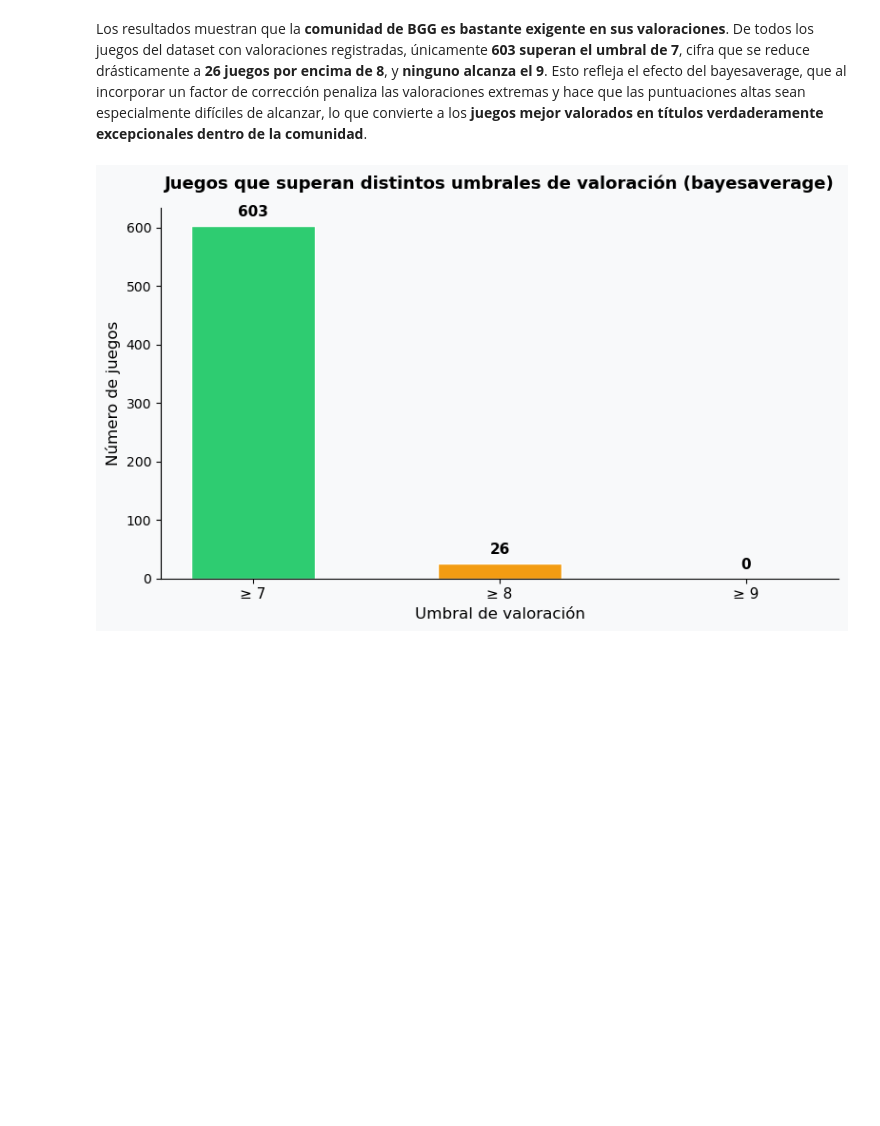
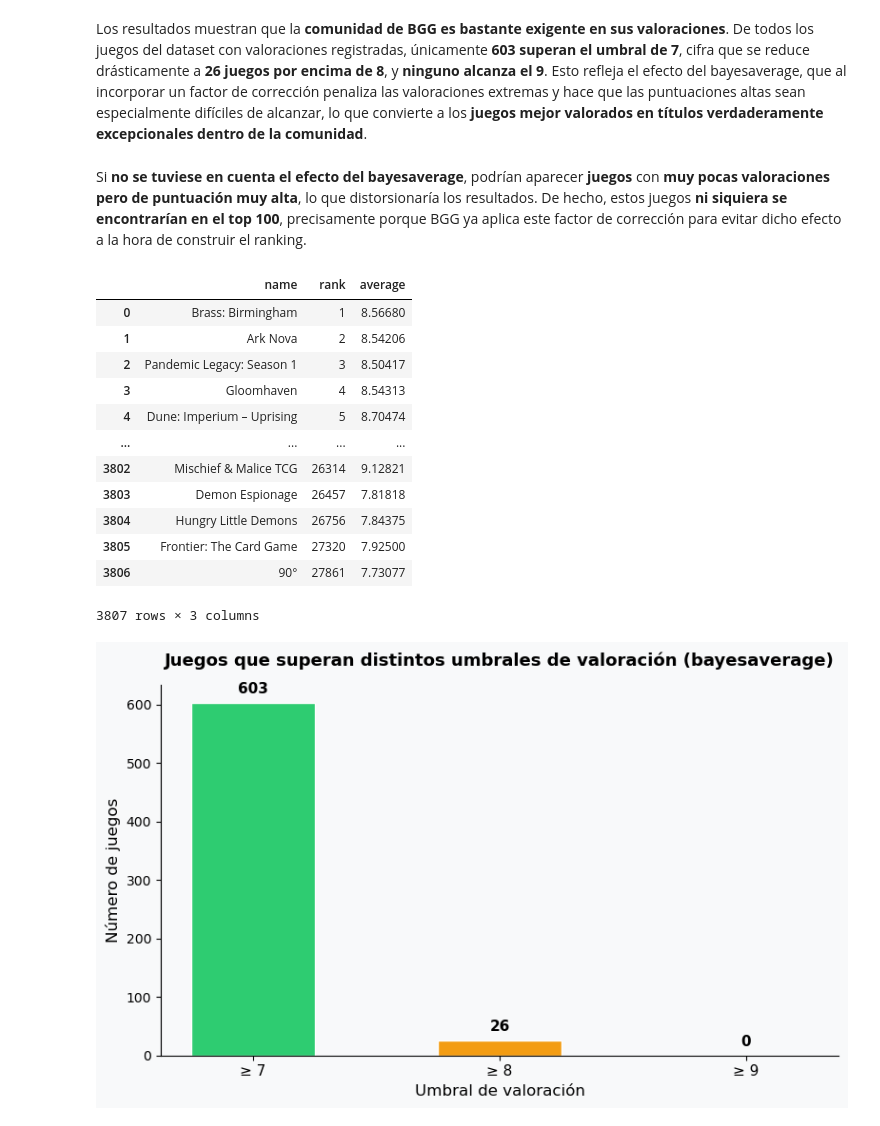
Before and after one commit to AlejandroRodriguezCervera/Analisis_Juegos_de_Mesa, a Jupyter notebook: Tarea_Final_BoardGames.ipynb, the cells around one changed output. Saved outputs shown, nothing was run; the diff lists cells and outputs as text; code cells hidden in the pictures; blank space fills up the shorter version.

```diff
--- a/Tarea_Final_BoardGames.ipynb
+++ b/Tarea_Final_BoardGames.ipynb
@@ -357,6 +385,32 @@ df_umbrales
 | sobre_9 | 0 |
 # %% [markdown]
 Los resultados muestran que la **comunidad de BGG es bastante exigente en sus valoraciones**. De todos los juegos del dataset con valoraciones registradas, únicamente **603 superan el umbral de 7**, cifra que se reduce drásticamente a **26 juegos por encima de 8**, y **ninguno alcanza el 9**. Esto refleja el efecto del bayesaverage, que al incorporar un factor de corrección penaliza las valoraciones extremas y hace que las puntuaciones altas sean especialmente difíciles de alcanzar, lo que convierte a los **juegos mejor valorados en títulos verdaderamente excepcionales dentro de la comunidad**.
+# %% [markdown]
+Si **no se tuviese en cuenta el efecto del bayesaverage**, podrían aparecer **juegos** con **muy pocas valoraciones pero de puntuación muy alta**, lo que distorsionaría los resultados. De hecho, estos juegos **ni siquiera se encontrarían en el top 100**, precisamente porque BGG ya aplica este factor de corrección para evitar dicho efecto a la hora de construir el ranking.
+# %%
+result = list(collection.find(
+    {"$or": [
+        {"rank": {"$lte": 100}},
+        {"average": {"$gt": 7.5}}
+    ],
+    "rank": {"$gte": 1}},
+    {"_id": 0, "name": 1, "rank": 1, "average": 1}
+))
+pd.DataFrame(result)
+# %% [output]
+|  | name | rank | average |
+| 0 | Brass: Birmingham | 1 | 8.56680 |
+| 1 | Ark Nova | 2 | 8.54206 |
+| 2 | Pandemic Legacy: Season 1 | 3 | 8.50417 |
+| 3 | Gloomhaven | 4 | 8.54313 |
+| 4 | Dune: Imperium – Uprising | 5 | 8.70474 |
+| ... | ... | ... | ... |
+| 3802 | Mischief & Malice TCG | 26314 | 9.12821 |
+| 3803 | Demon Espionage | 26457 | 7.81818 |
+| 3804 | Hungry Little Demons | 26756 | 7.84375 |
+| 3805 | Frontier: The Card Game | 27320 | 7.92500 |
+| 3806 | 90° | 27861 | 7.73077 |
+3807 rows × 3 columns
 # %%
 fig, ax = plt.subplots(figsize=(8, 5))
 
```
Also changed, not shown: parts of 4 cells of this notebook.
